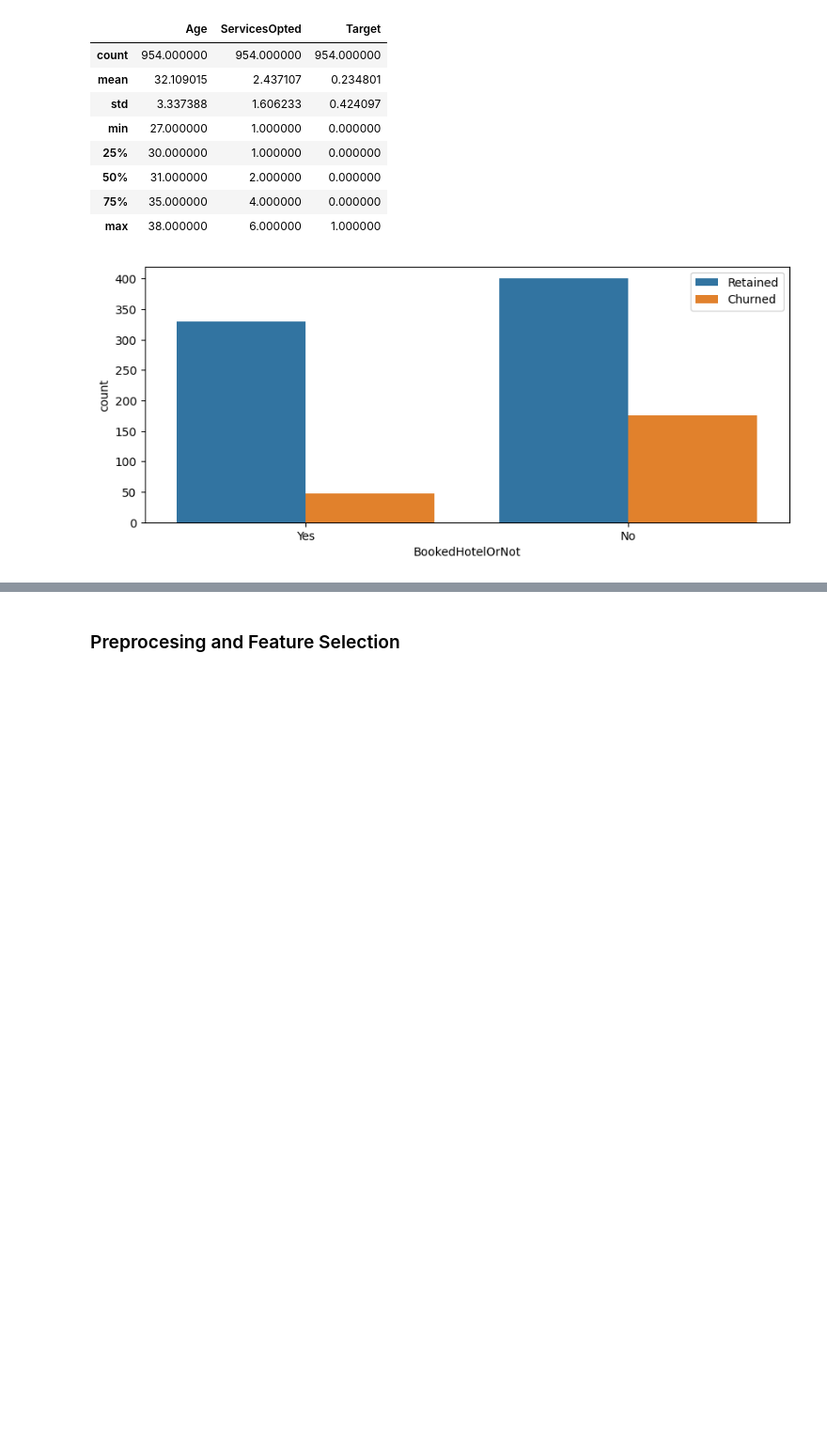
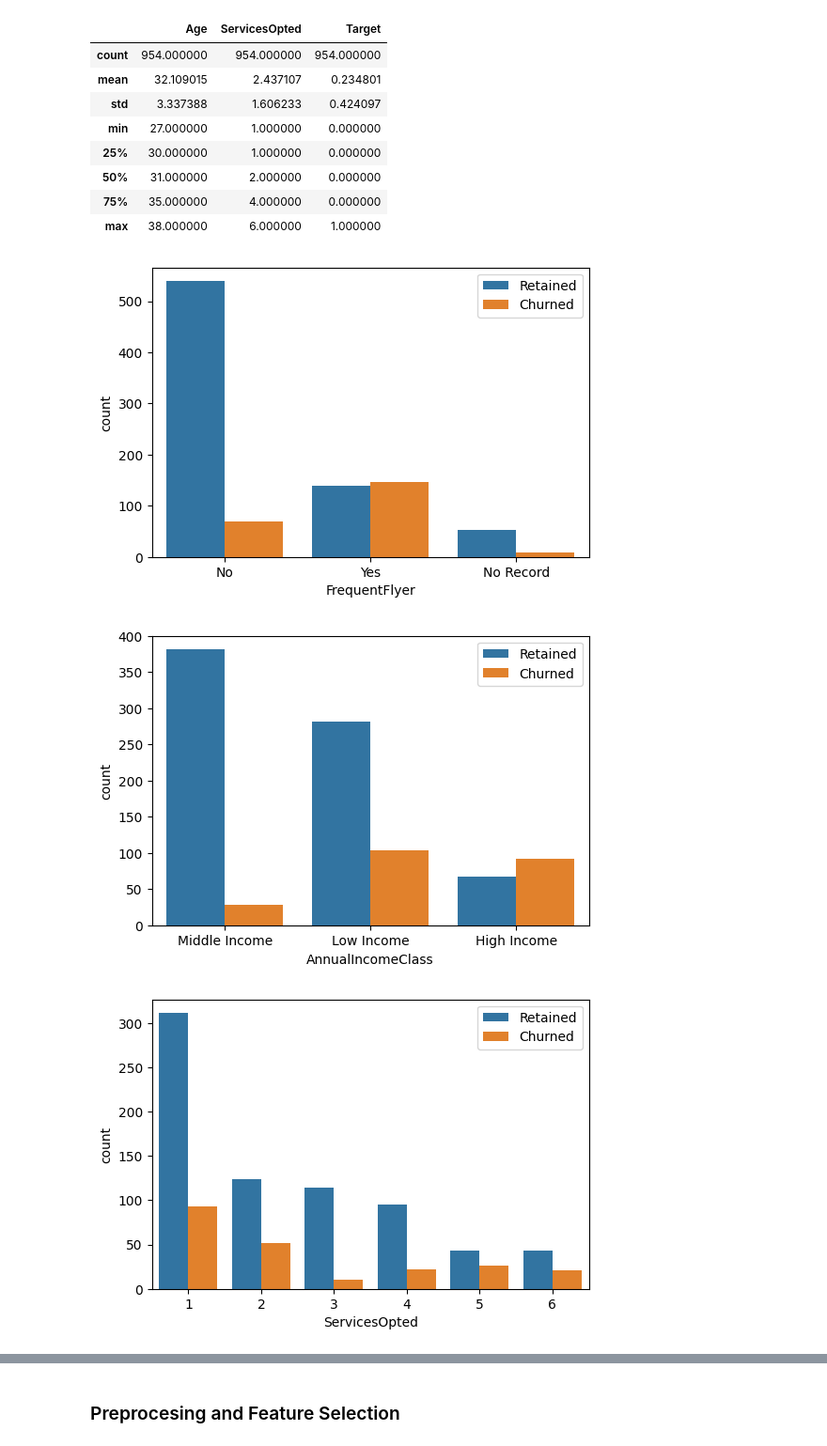
Before and after one commit to kenyyode/-Tour-Travels-Customer-Churn-Prediction, a Jupyter notebook: Tour & Travels Customer Churn Prediction.ipynb, the cells around one changed output, grey strips where cells are left out. Shown at 94% size. Drawn from its saved outputs; the diff is of its cells as text; code cells hidden in the pictures; blank space fills up the shorter version.

```diff
--- a/Tour & Travels Customer Churn Prediction.ipynb
+++ b/Tour & Travels Customer Churn Prediction.ipynb
@@ -91,10 +91,20 @@ df.describe()
 | 50% | 31.000000 | 2.000000 | 0.000000 |
 | 75% | 35.000000 | 4.000000 | 0.000000 |
 | max | 38.000000 | 6.000000 | 1.000000 |
-# %%
-plt.figure(figsize=(10, 4))
-sns.countplot(x="BookedHotelOrNot", data=df,hue='Target')
-plt.legend(labels=["Retained", "Churned"])
-plt.show()
-# %% [output]
-[figure, removed]
+# %%
+## creating a function to visualize the distribution of categorical variables as it relates to the rate of churn among customers.
+def plot(feature):
+    plt.figure(figsize=(6,4))
+    sns.countplot(x=feature, data=df, hue='Target')
+    plt.legend(labels=["Retained", "Churned"])
+    plt.show()
+
+
+df_cat = df[["FrequentFlyer", "AnnualIncomeClass", "ServicesOpted", "BookedHotelOrNot", 'AccountSyncedToSocialMedia']]
+
+for i in df_cat:
+    plot(i)
+# %% [output]
+[figure, added]
+[figure, added]
+[figure, added]
```
Also changed, not shown: parts of 13 cells of this notebook.
